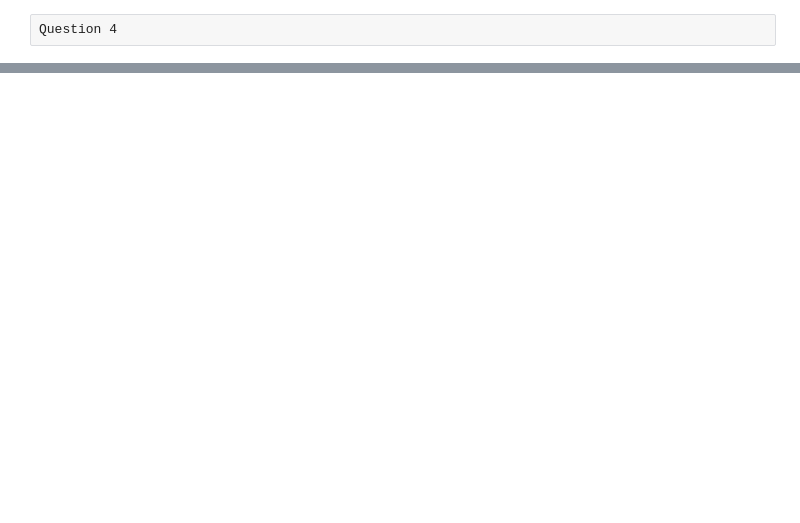
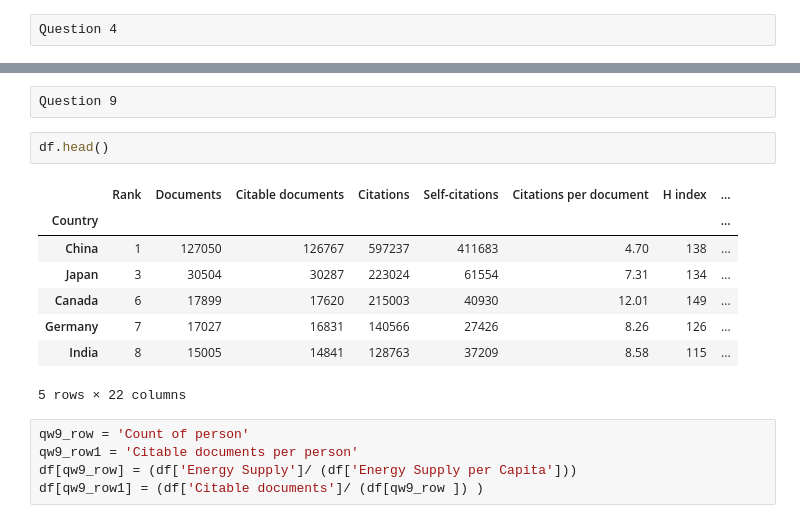
Before and after one commit to erv4gen/DS-Playground, a Jupyter notebook: energy_supply_analisis.ipynb, the cells around one changed output, grey strips where cells are left out. Cells and saved outputs as stored; diff of their text form; blank space fills up the shorter version.

```diff
--- a/energy_supply_analisis.ipynb
+++ b/energy_supply_analisis.ipynb
@@ -126,0 +147,18 @@ Question 4
+# %% [raw]
+Question 9
+# %%
+df.head()
+# %% [output]
+|  | Rank | Documents | Citable documents | Citations | Self-citations | Citations per document | H index | ... |
+| Country |  |  |  |  |  |  |  | ... |
+| China | 1 | 127050 | 126767 | 597237 | 411683 | 4.70 | 138 | ... |
+| Japan | 3 | 30504 | 30287 | 223024 | 61554 | 7.31 | 134 | ... |
+| Canada | 6 | 17899 | 17620 | 215003 | 40930 | 12.01 | 149 | ... |
+| Germany | 7 | 17027 | 16831 | 140566 | 27426 | 8.26 | 126 | ... |
+| India | 8 | 15005 | 14841 | 128763 | 37209 | 8.58 | 115 | ... |
+5 rows × 22 columns
+# %%
+qw9_row = 'Count of person'
+qw9_row1 = 'Citable documents per person'
+df[qw9_row] = (df['Energy Supply']/ (df['Energy Supply per Capita']))
+df[qw9_row1] = (df['Citable documents']/ (df[qw9_row ]) )
```
Also changed, not shown: parts of 18 cells of this notebook.
